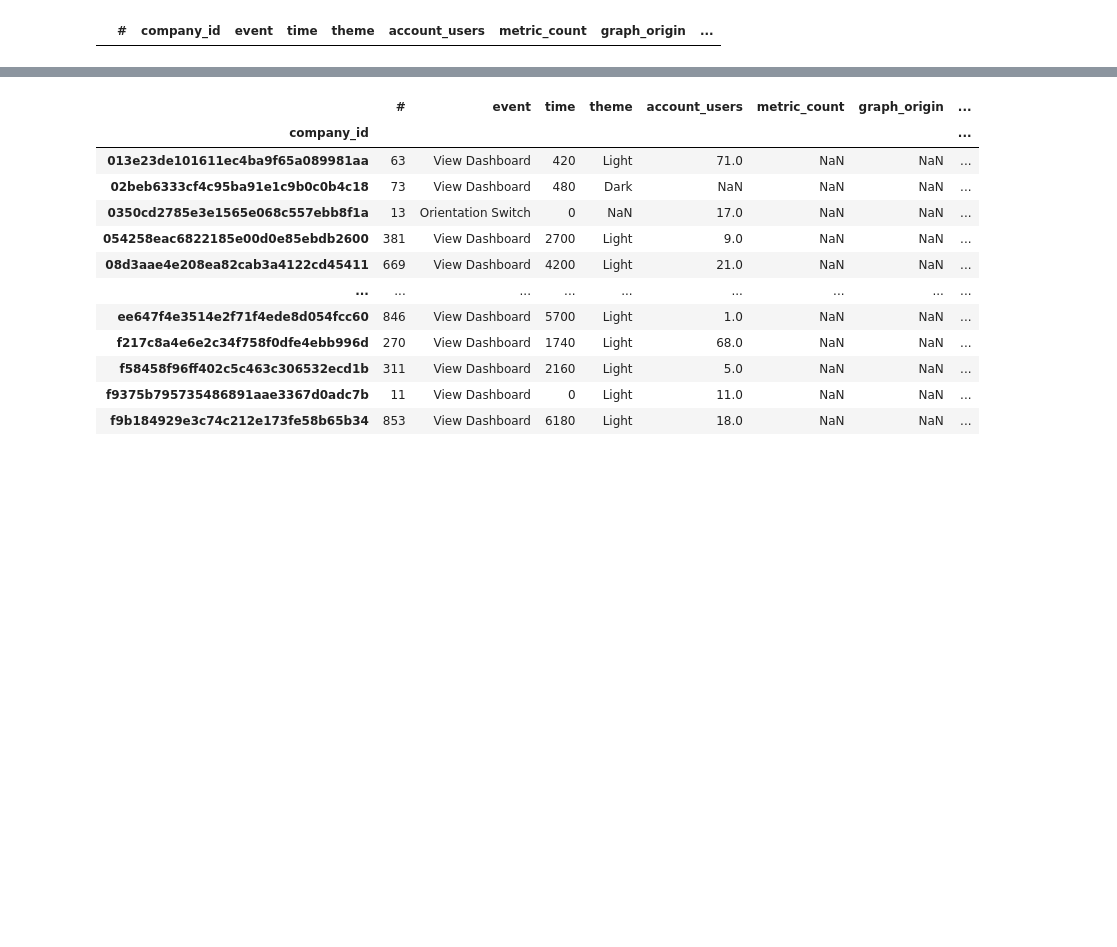
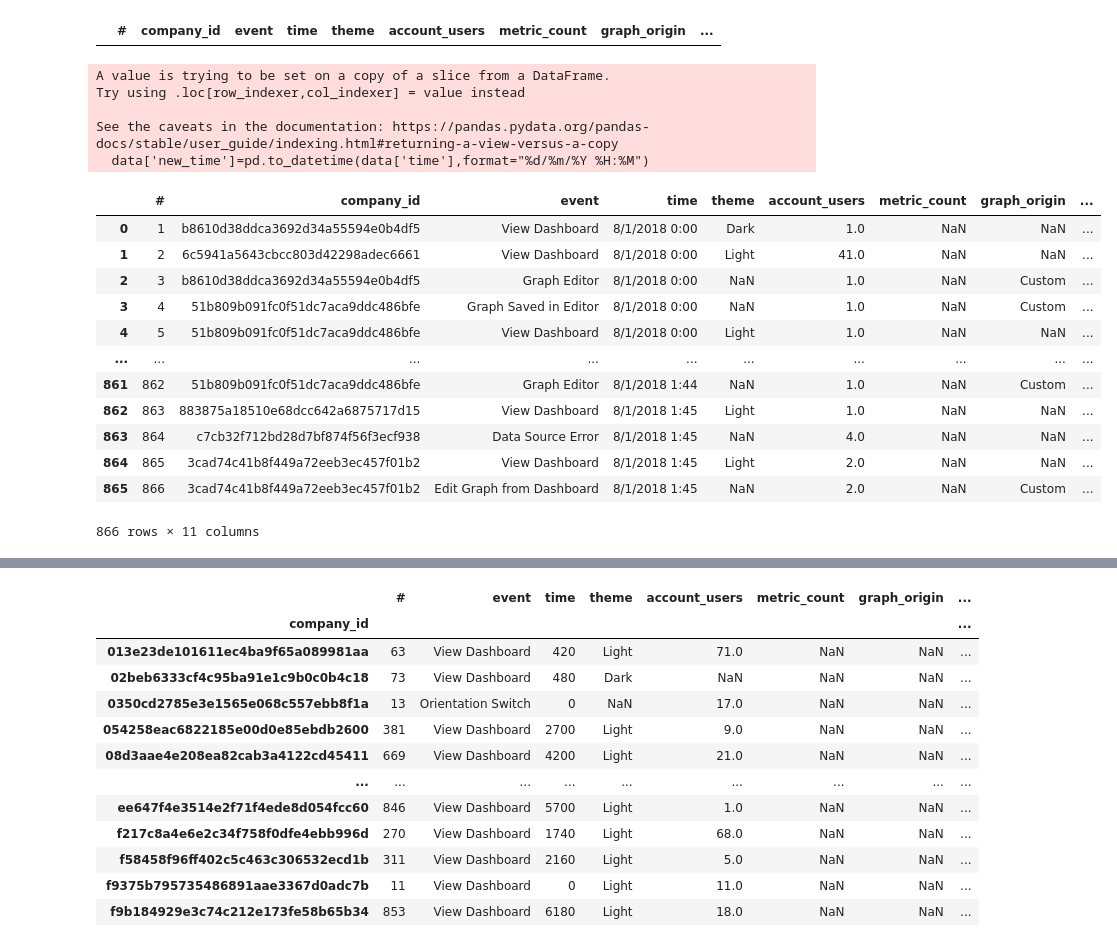
Before and after one commit to damyot/Log_fliting_API, a Jupyter notebook: SampleScript1.ipynb, the cells around one changed output, grey strips where cells are left out. Drawn from its saved outputs; the diff is of its cells as text; code cells hidden in the pictures; blank space fills up the shorter version.

```diff
--- a/SampleScript1.ipynb
+++ b/SampleScript1.ipynb
@@ -153,5 +149,27 @@ deleteTruncatedTracesStart(data,'event','View')
 # %% [output]
 |  | # | company_id | event | time | theme | account_users | metric_count | graph_origin | ... |
 # %%
-data['time']=pd.to_datetime(data['time'],format="%d/%m/%Y %H:%M")
+data['new_time']=pd.to_datetime(data['time'],format="%d/%m/%Y %H:%M")
+# %% [output]
+A value is trying to be set on a copy of a slice from a DataFrame.
+Try using .loc[row_indexer,col_indexer] = value instead
+
+See the caveats in the documentation: https://pandas.pydata.org/pandas-docs/stable/user_guide/indexing.html#returning-a-view-versus-a-copy
+  data['new_time']=pd.to_datetime(data['time'],format="%d/%m/%Y %H:%M")
+# %%
+data
+# %% [output]
+|  | # | company_id | event | time | theme | account_users | metric_count | graph_origin | ... |
+| 0 | 1 | b8610d38ddca3692d34a55594e0b4df5 | View Dashboard | 8/1/2018 0:00 | Dark | 1.0 | NaN | NaN | ... |
+| 1 | 2 | 6c5941a5643cbcc803d42298adec6661 | View Dashboard | 8/1/2018 0:00 | Light | 41.0 | NaN | NaN | ... |
+| 2 | 3 | b8610d38ddca3692d34a55594e0b4df5 | Graph Editor | 8/1/2018 0:00 | NaN | 1.0 | NaN | Custom | ... |
+| 3 | 4 | 51b809b091fc0f51dc7aca9ddc486bfe | Graph Saved in Editor | 8/1/2018 0:00 | NaN | 1.0 | NaN | Custom | ... |
+| 4 | 5 | 51b809b091fc0f51dc7aca9ddc486bfe | View Dashboard | 8/1/2018 0:00 | Light | 1.0 | NaN | NaN | ... |
+| ... | ... | ... | ... | ... | ... | ... | ... | ... | ... |
+| 861 | 862 | 51b809b091fc0f51dc7aca9ddc486bfe | Graph Editor | 8/1/2018 1:44 | NaN | 1.0 | NaN | Custom | ... |
+| 862 | 863 | 883875a18510e68dcc642a6875717d15 | View Dashboard | 8/1/2018 1:45 | Light | 1.0 | NaN | NaN | ... |
+| 863 | 864 | c7cb32f712bd28d7bf874f56f3ecf938 | Data Source Error | 8/1/2018 1:45 | NaN | 4.0 | NaN | NaN | ... |
+| 864 | 865 | 3cad74c41b8f449a72eeb3ec457f01b2 | View Dashboard | 8/1/2018 1:45 | Light | 2.0 | NaN | NaN | ... |
+| 865 | 866 | 3cad74c41b8f449a72eeb3ec457f01b2 | Edit Graph from Dashboard | 8/1/2018 1:45 | NaN | 2.0 | NaN | Custom | ... |
+866 rows × 11 columns
 # %%
```
Also changed, not shown: parts of 21 cells of this notebook, 6 other files.
